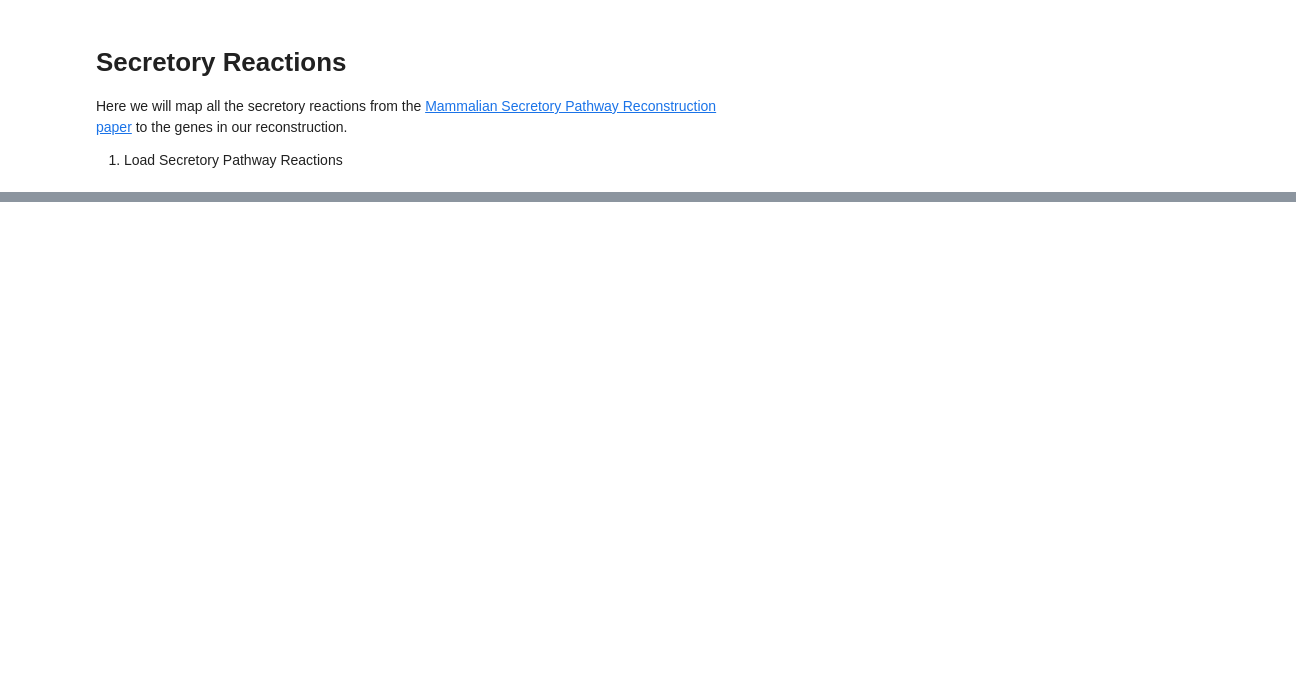
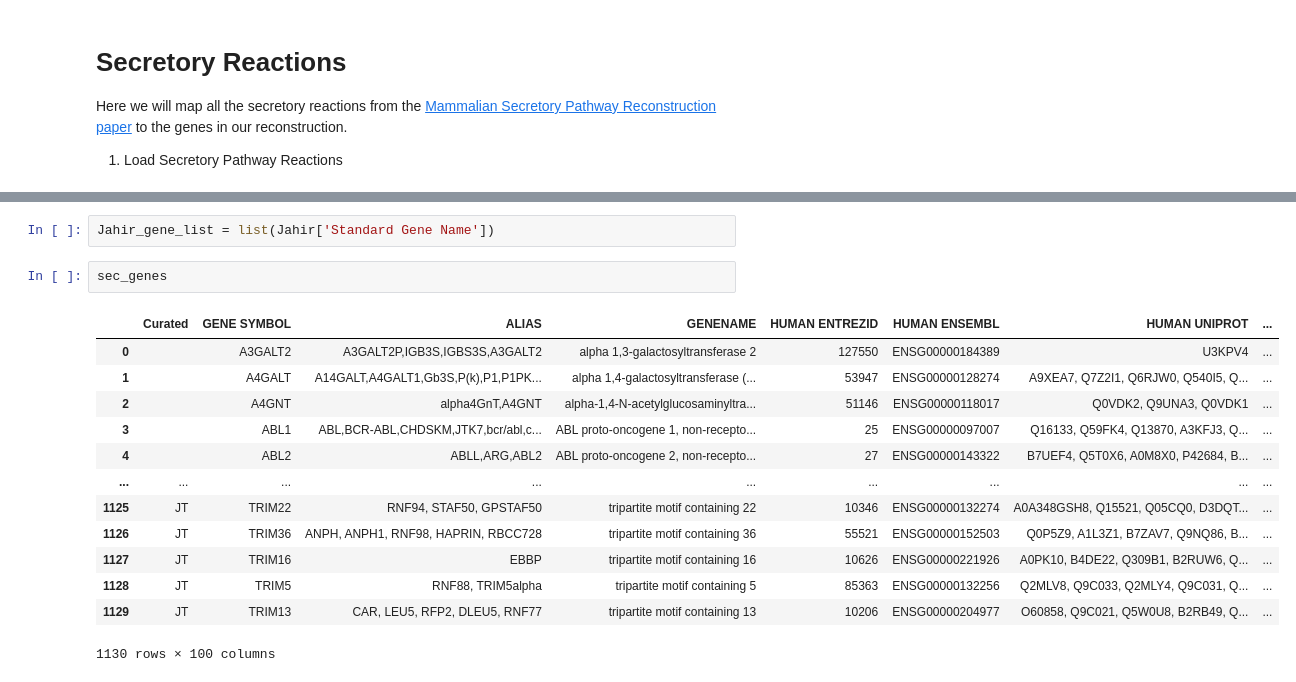
Before and after one commit to pablodig/secRecon-Secretory-Pathway-Reconstruction, a Jupyter notebook: Comparison.ipynb, the cells around one changed output, grey strips where cells are left out. Saved outputs shown, nothing was run; the diff lists cells and outputs as text; blank space fills up the shorter version.

```diff
--- a/Comparison.ipynb
+++ b/Comparison.ipynb
@@ -113,0 +57,18 @@ met_recon_genes = list(met_genes['Gene Entrez ID'].replace('', pd.NA).dropna())
+# %%
+Jahir_gene_list = list(Jahir['Standard Gene Name'])
+# %%
+sec_genes
+# %% [output]
+|  | Curated | GENE SYMBOL | ALIAS | GENENAME | HUMAN ENTREZID | HUMAN ENSEMBL | HUMAN UNIPROT | ... |
+| 0 |  | A3GALT2 | A3GALT2P,IGB3S,IGBS3S,A3GALT2 | alpha 1,3-galactosyltransferase 2 | 127550 | ENSG00000184389 | U3KPV4 | ... |
+| 1 |  | A4GALT | A14GALT,A4GALT1,Gb3S,P(k),P1,P1PK... | alpha 1,4-galactosyltransferase (... | 53947 | ENSG00000128274 | A9XEA7, Q7Z2I1, Q6RJW0, Q540I5, Q... | ... |
+| 2 |  | A4GNT | alpha4GnT,A4GNT | alpha-1,4-N-acetylglucosaminyltra... | 51146 | ENSG00000118017 | Q0VDK2, Q9UNA3, Q0VDK1 | ... |
+| 3 |  | ABL1 | ABL,BCR-ABL,CHDSKM,JTK7,bcr/abl,c... | ABL proto-oncogene 1, non-recepto... | 25 | ENSG00000097007 | Q16133, Q59FK4, Q13870, A3KFJ3, Q... | ... |
+| 4 |  | ABL2 | ABLL,ARG,ABL2 | ABL proto-oncogene 2, non-recepto... | 27 | ENSG00000143322 | B7UEF4, Q5T0X6, A0M8X0, P42684, B... | ... |
+| ... | ... | ... | ... | ... | ... | ... | ... | ... |
+| 1125 | JT | TRIM22 | RNF94, STAF50, GPSTAF50 | tripartite motif containing 22 | 10346 | ENSG00000132274 | A0A348GSH8, Q15521, Q05CQ0, D3DQT... | ... |
+| 1126 | JT | TRIM36 | ANPH, ANPH1, RNF98, HAPRIN, RBCC728 | tripartite motif containing 36 | 55521 | ENSG00000152503 | Q0P5Z9, A1L3Z1, B7ZAV7, Q9NQ86, B... | ... |
+| 1127 | JT | TRIM16 | EBBP | tripartite motif containing 16 | 10626 | ENSG00000221926 | A0PK10, B4DE22, Q309B1, B2RUW6, Q... | ... |
+| 1128 | JT | TRIM5 | RNF88, TRIM5alpha | tripartite motif containing 5 | 85363 | ENSG00000132256 | Q2MLV8, Q9C033, Q2MLY4, Q9C031, Q... | ... |
+| 1129 | JT | TRIM13 | CAR, LEU5, RFP2, DLEU5, RNF77 | tripartite motif containing 13 | 10206 | ENSG00000204977 | O60858, Q9C021, Q5W0U8, B2RB49, Q... | ... |
+1130 rows × 100 columns
```
Also changed, not shown: parts of 17 cells of this notebook.
